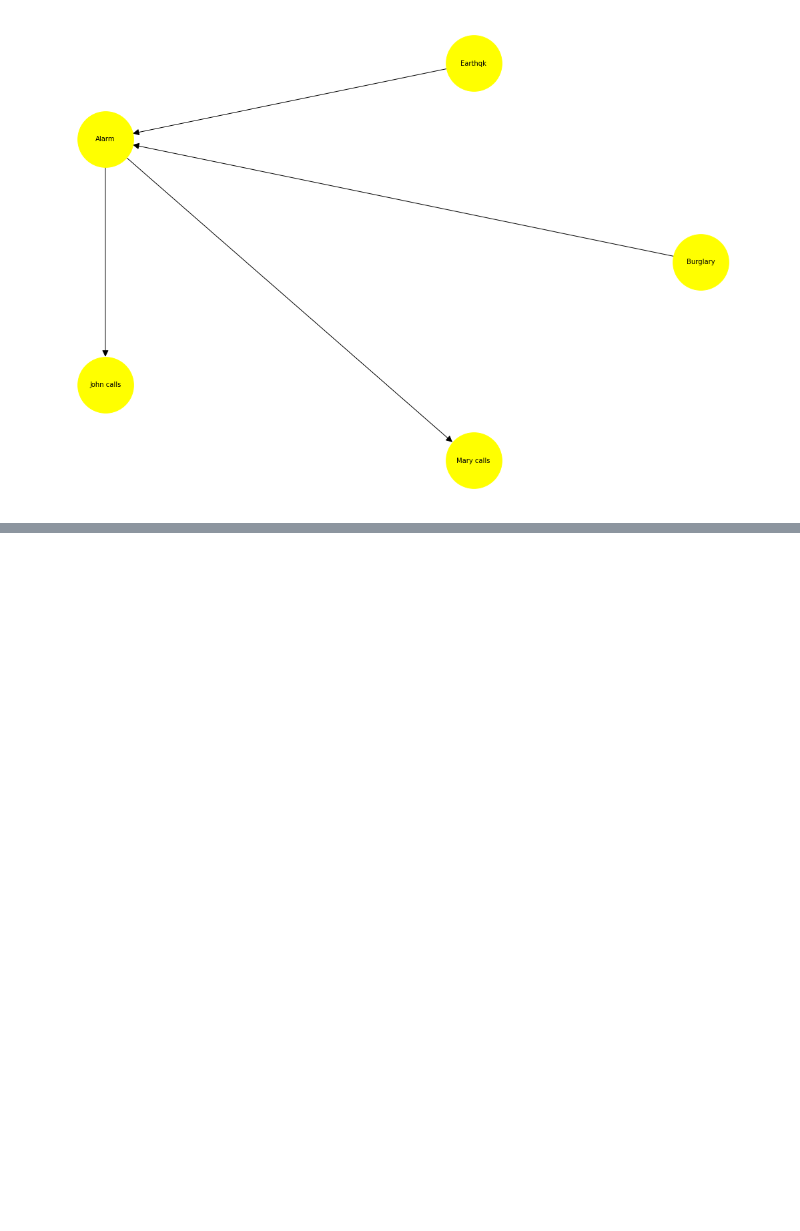
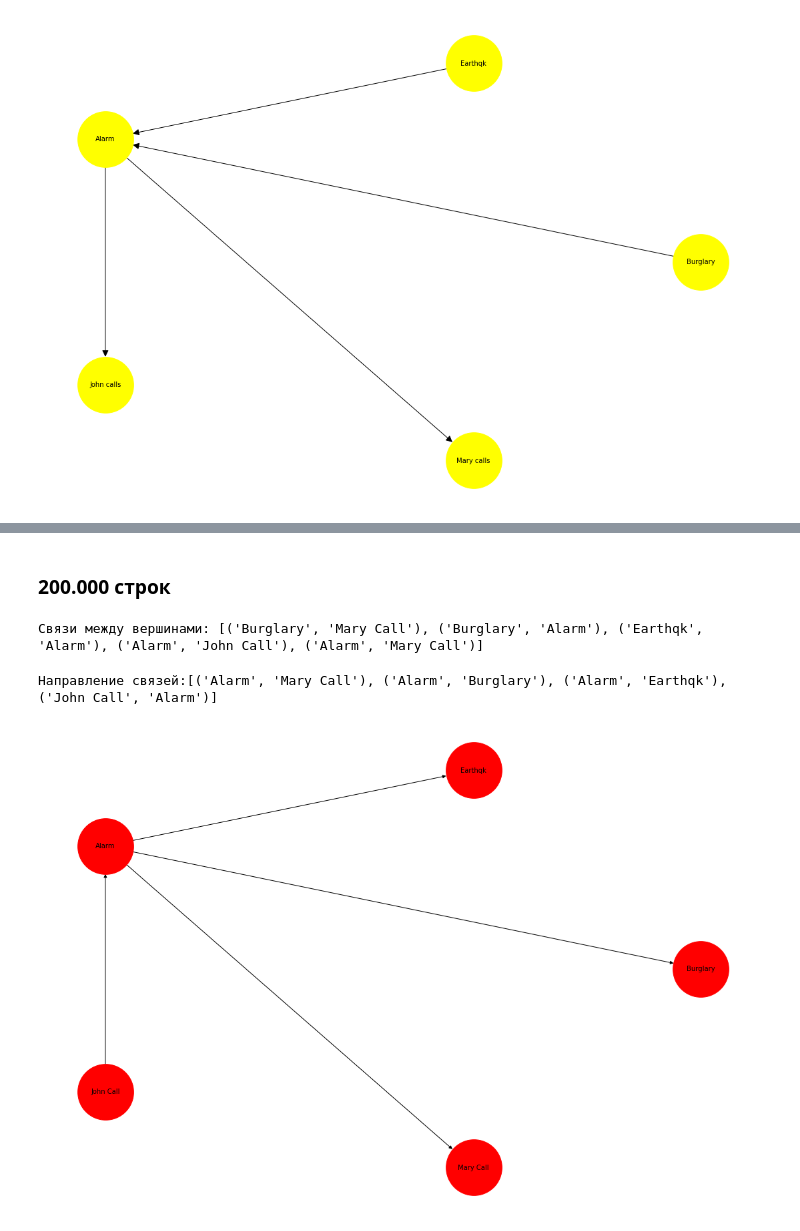
Before and after one commit to kattiia/Math_in_DS, a Jupyter notebook: Bayes/bayes.ipynb, the cells around one changed output, grey strips where cells are left out. Saved outputs shown, nothing was run; the diff lists cells and outputs as text; code cells hidden in the pictures; blank space fills up the shorter version.

```diff
--- a/Bayes/bayes.ipynb
+++ b/Bayes/bayes.ipynb
@@ -99,0 +207,10 @@ plt.show()
+# %% [markdown]
+### 200.000 строк
+# %%
+df=generate_df(200000)
+# %%
+create_graph(df)
+# %% [output]
+Связи между вершинами: [('Burglary', 'Mary Call'), ('Burglary', 'Alarm'), ('Earthqk', 'Alarm'), ('Alarm', 'John Call'), ('Alarm', 'Mary Call')]
+Направление связей:[('Alarm', 'Mary Call'), ('Alarm', 'Burglary'), ('Alarm', 'Earthqk'), ('John Call', 'Alarm')]
+[figure, added]
```
Also changed, not shown: parts of 21 cells of this notebook, 2 other files.
